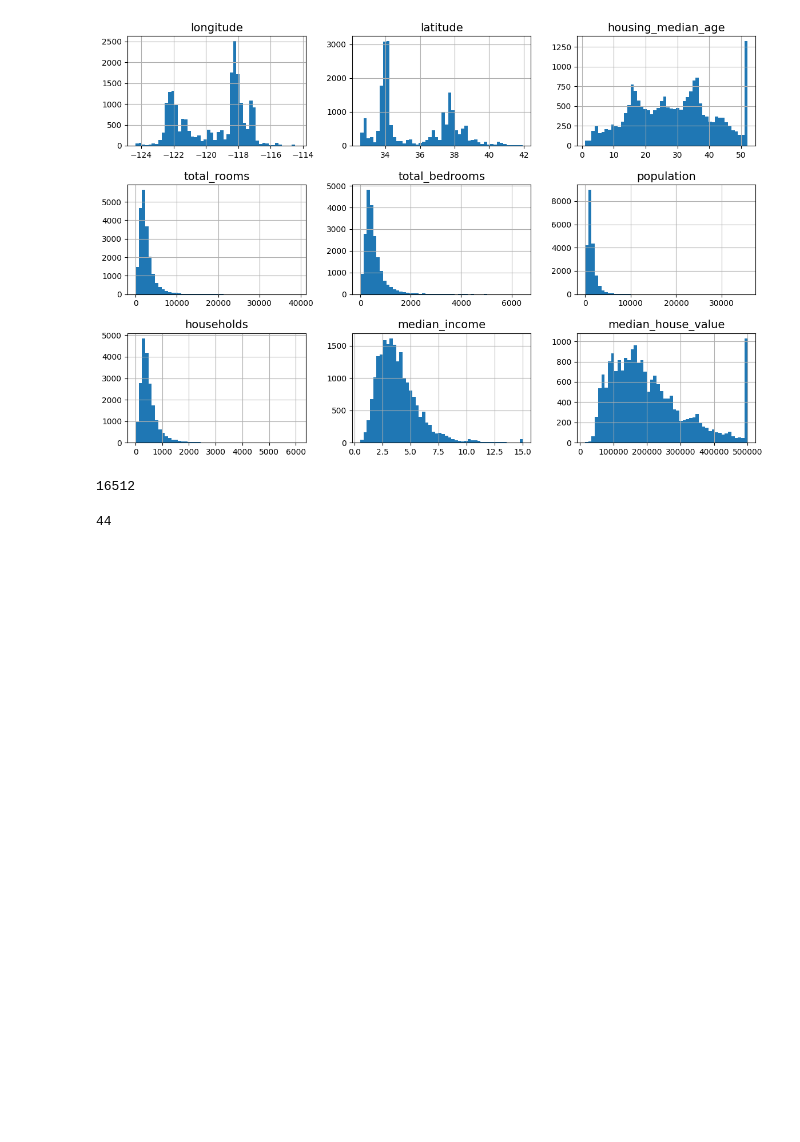
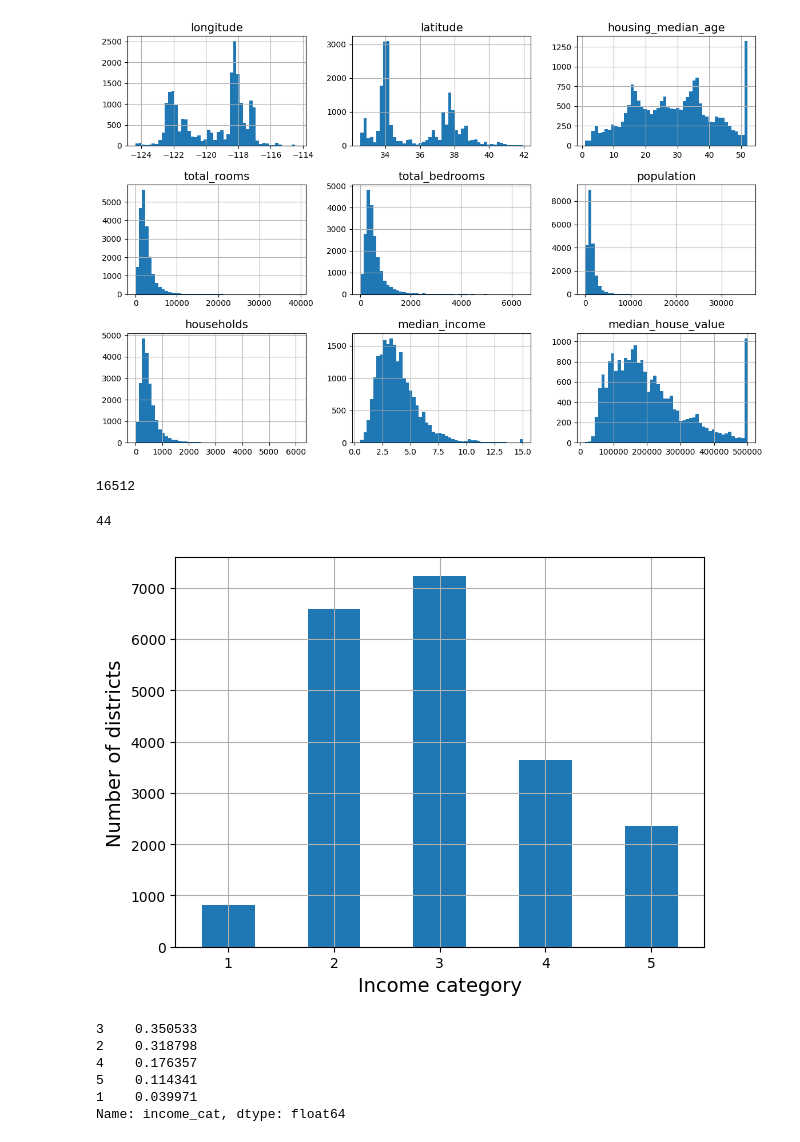
Before and after one commit to boscojohn-ship/COSC3380_Project1, a Jupyter notebook: main.ipynb, the cells around one changed output. Cells and saved outputs as stored; diff of their text form; code cells hidden in the pictures; blank space fills up the shorter version.

Commit message:
Finished test set portion. Working on visual data

```diff
--- a/main.ipynb
+++ b/main.ipynb
@@ -159,3 +165,15 @@ train_set, test_set = train_test_split(housing, test_size=0.2, random_state=42)
 test_set["total_bedrooms"].isnull().sum()
 # %% [output]
 44
+# %%
+housing["income_cat"] = pd.cut(housing["median_income"],
+                               bins=[0., 1.5, 3.0, 4.5, 6., np.inf],
+                               labels=[1, 2, 3, 4, 5])
+# %%
+housing["income_cat"].value_counts().sort_index().plot.bar(rot=0, grid=True)
+plt.xlabel("Income category")
+plt.ylabel("Number of districts")
+save_fig("housing_income_cat_bar_plot")  # extra code
+plt.show()
+# %% [output]
+[figure, added]
@@ -161,0 +194,18 @@ test_set["total_bedrooms"].isnull().sum()
+# %%
+"""
+(Commentator- Gio)
+Or, since stratified sampling is fairly common, there is a shorter way to get a single split
+using the train_test_split() function with the stratify argument:
+"""
+
+strat_train_set, strat_test_set = train_test_split(
+    housing, test_size=0.2, stratify=housing["income_cat"], random_state=42)
+
+strat_test_set["income_cat"].value_counts() / len(strat_test_set)
+# %% [output]
+3    0.350533
+2    0.318798
+4    0.176357
+5    0.114341
+1    0.039971
+Name: income_cat, dtype: float64
```
Also changed, not shown: parts of 8 cells of this notebook, 1 other file.
